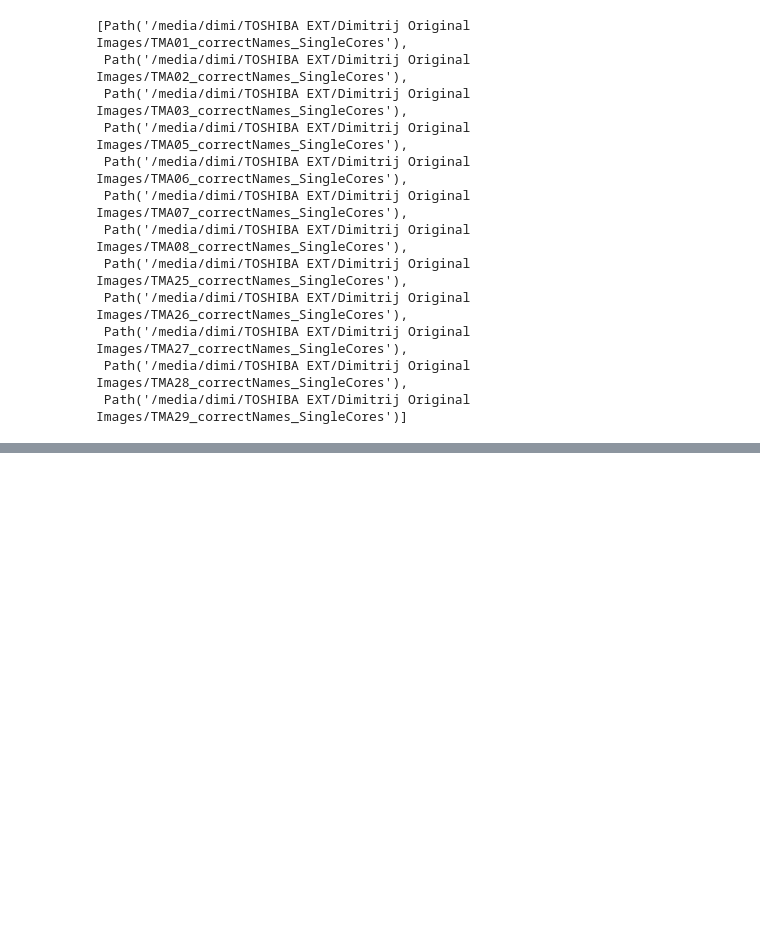
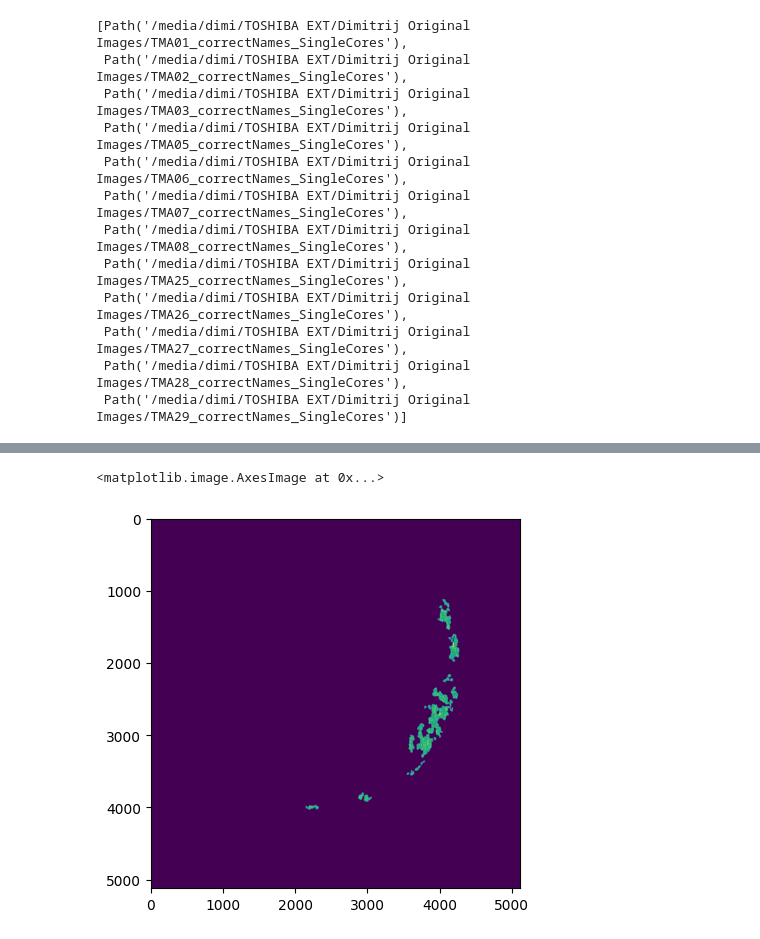
Before and after one commit to DiTscho/ml, a Jupyter notebook: 00_core.ipynb, the cells around one changed output, grey strips where cells are left out. Cells and saved outputs as stored; diff of their text form; code cells hidden in the pictures; blank space fills up the shorter version.

```diff
--- a/00_core.ipynb
+++ b/00_core.ipynb
@@ -66,0 +73,6 @@ Path('/media/dimi/TOSHIBA EXT/Dimitrij Original Images/TMA01_correctNames_Single
+# %%
+y = Image.open(fn_y[0])
+plt.imshow(y)
+# %% [output]
+<matplotlib.image.AxesImage at 0x...>
+[figure, added]
```
Also changed, not shown: parts of 7 cells of this notebook.
